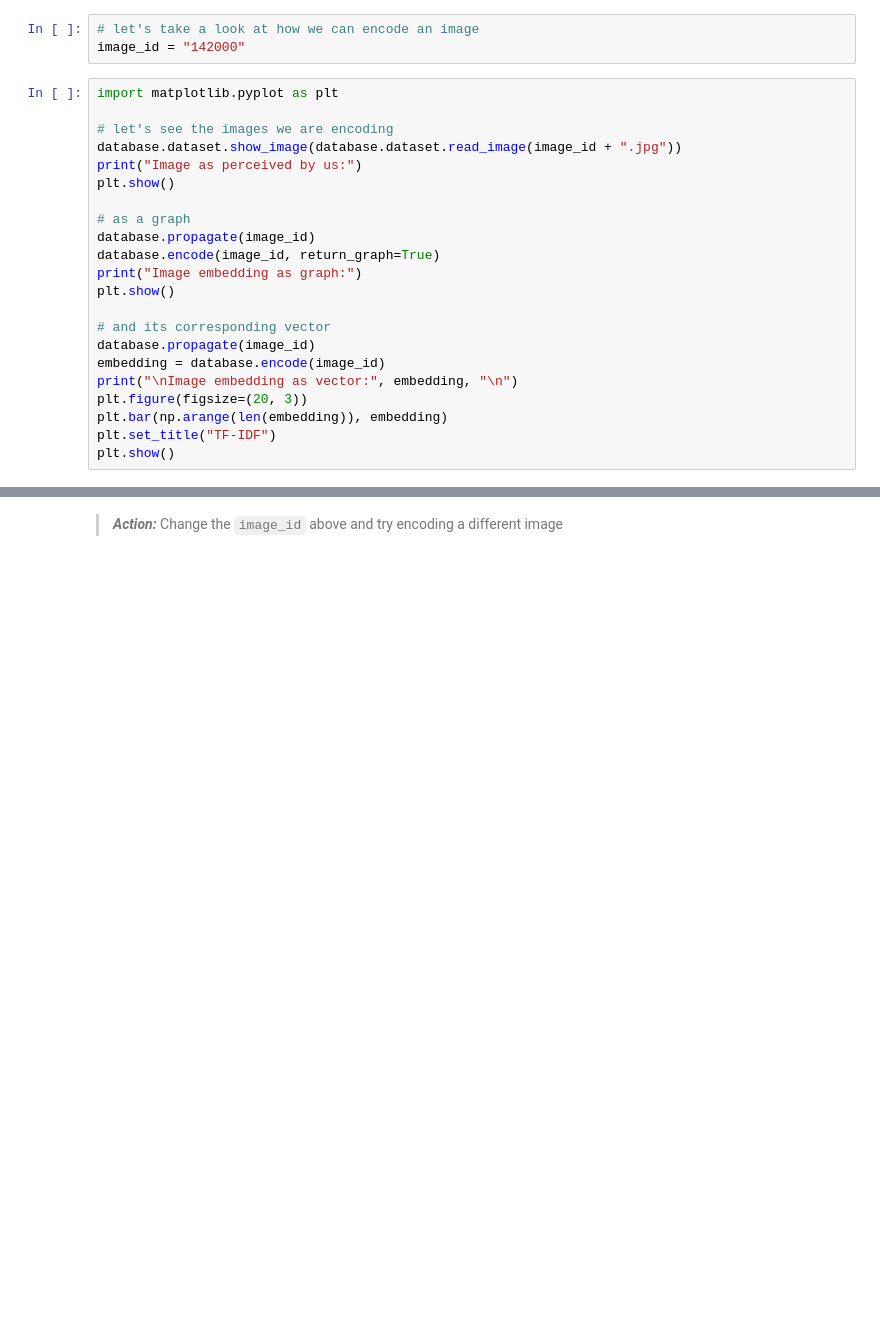
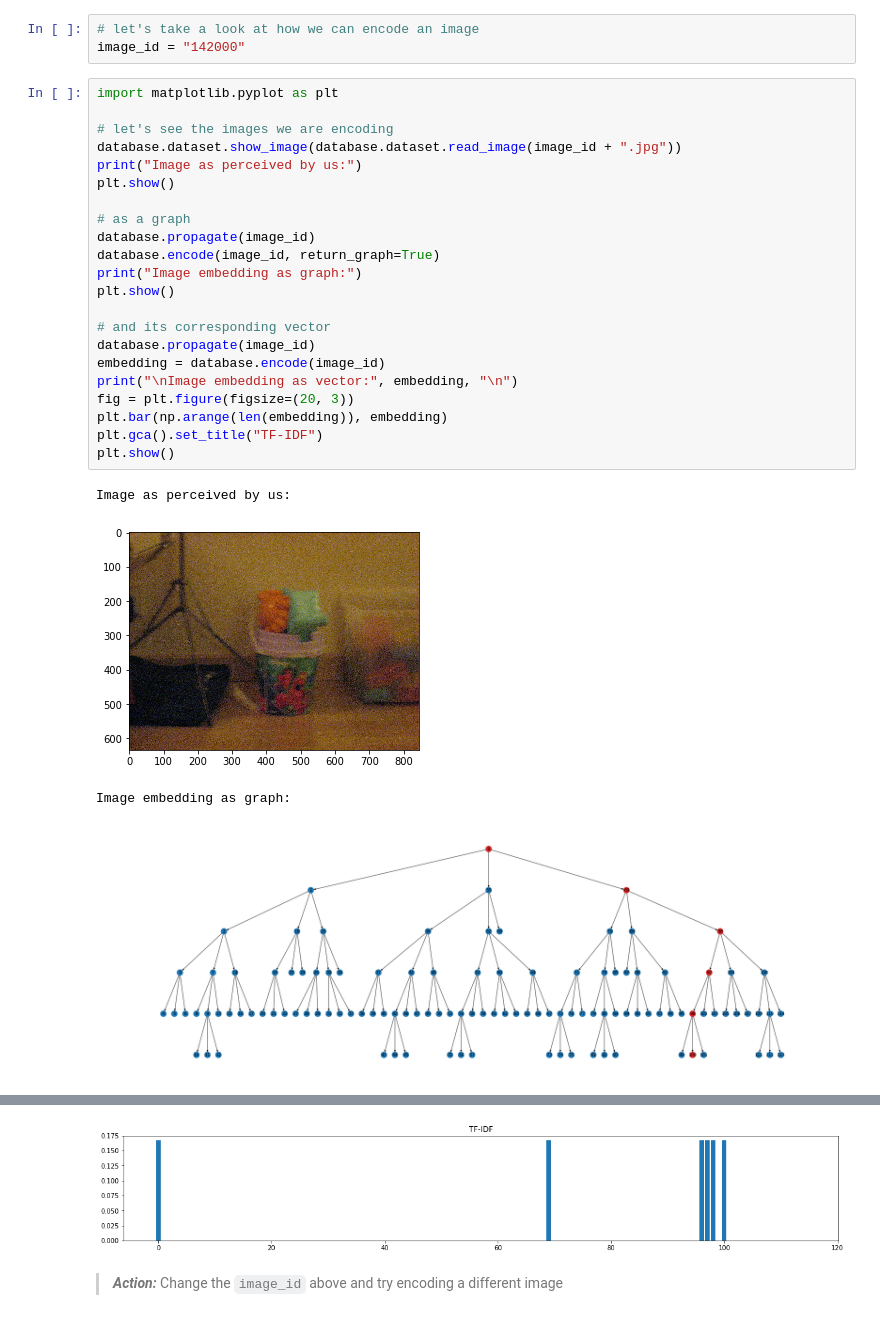
Before and after one commit to epignatelli/scalable-recognition-with-a-vocabulary-tree, a Jupyter notebook: 3. Create a vocabulary tree.ipynb, the cells around one changed output, grey strips where cells are left out. Drawn from its saved outputs; the diff is of its cells as text; blank space fills up the shorter version.

```diff
--- a/3. Create a vocabulary tree.ipynb
+++ b/3. Create a vocabulary tree.ipynb
@@ -236,22 +236,27 @@ image_id = "142000"
 # %%
 import matplotlib.pyplot as plt
 
 # let's see the images we are encoding
 database.dataset.show_image(database.dataset.read_image(image_id + ".jpg"))
 print("Image as perceived by us:")
 plt.show()
 
 # as a graph
 database.propagate(image_id)
 database.encode(image_id, return_graph=True)
 print("Image embedding as graph:")
 plt.show()
 
 # and its corresponding vector
 database.propagate(image_id)
 embedding = database.encode(image_id)
 print("\nImage embedding as vector:", embedding, "\n")
-plt.figure(figsize=(20, 3))
+fig = plt.figure(figsize=(20, 3))
 plt.bar(np.arange(len(embedding)), embedding)
-plt.set_title("TF-IDF")
+plt.gca().set_title("TF-IDF")
 plt.show()
+# %% [output]
+Image as perceived by us:
+[figure, added]
+Image embedding as graph:
+[figure, added]
@@ -258,3 +283,4 @@ plt.show()
+[figure, added]
 # %% [markdown]
 > ***Action:*** Change the `image_id` above and try encoding a different image
 # %% [markdown]
```
Also changed, not shown: parts of 17 cells of this notebook, 1 other file.
